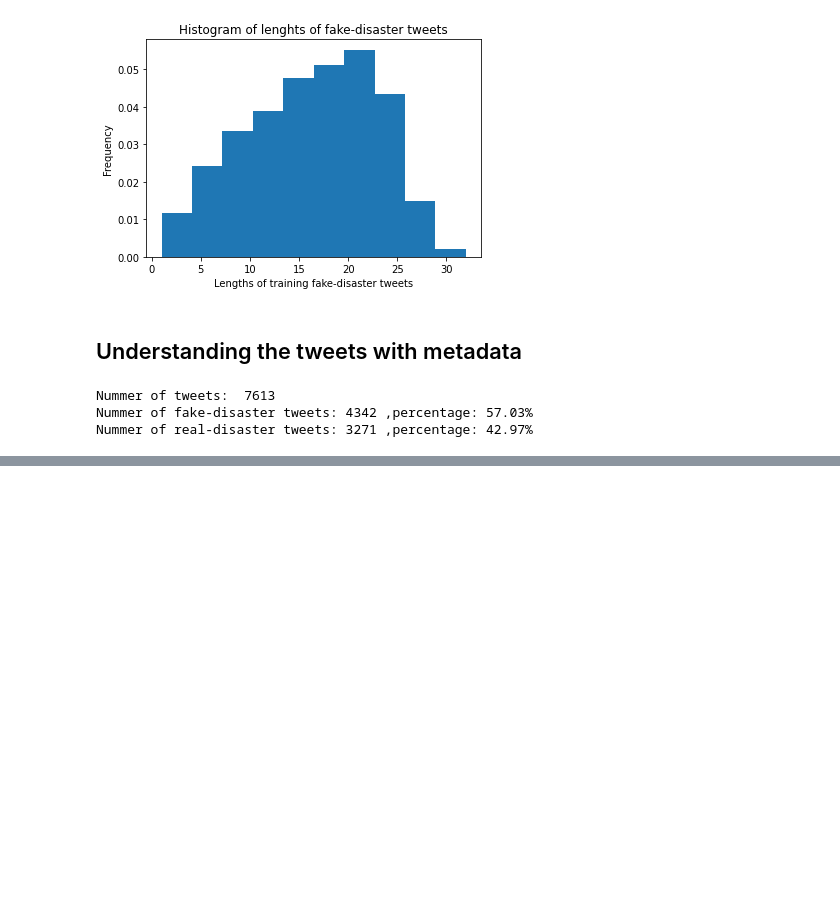
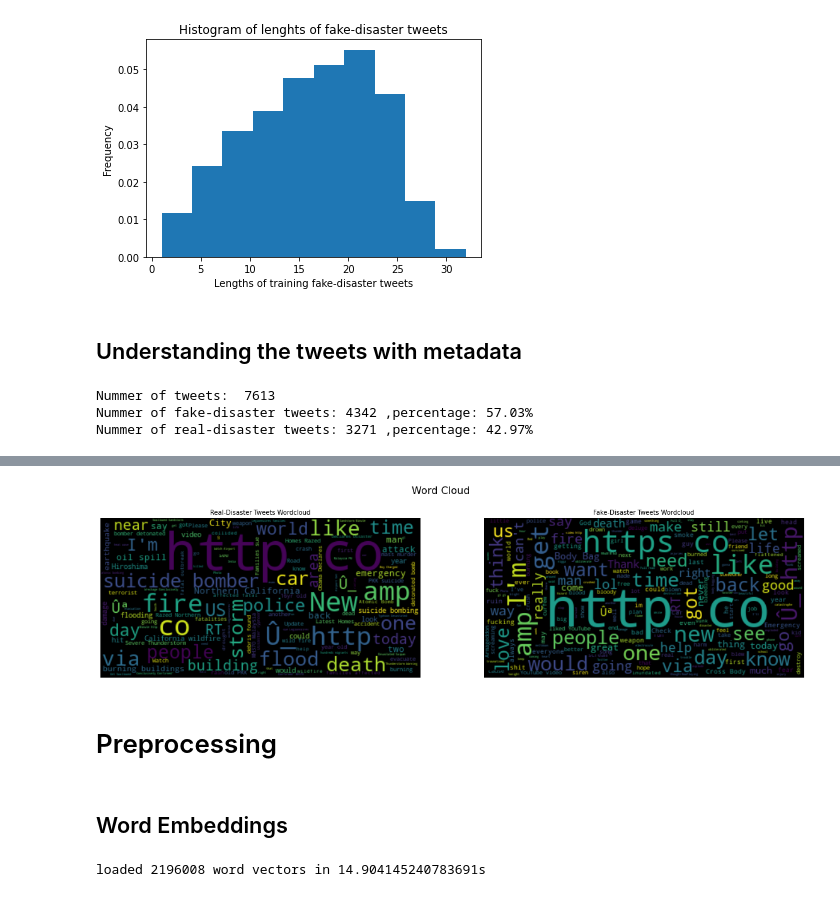
Before and after one commit to CoGian/NLP-with-Disaster-Tweets, a Jupyter notebook: EDA_and_Text_Preprocessing.ipynb, the cells around one changed output, grey strips where cells are left out. Drawn from its saved outputs; the diff is of its cells as text; code cells hidden in the pictures; blank space fills up the shorter version.

```diff
--- a/EDA_and_Text_Preprocessing.ipynb
+++ b/EDA_and_Text_Preprocessing.ipynb
@@ -177,0 +229,32 @@ drive  sample_data
+# %%
+# we will write a simple function to generate the wordcloud per identity group
+def generate_word_cloud(real_tweets, fake_tweets):
+    # convert stop words to sets as required by the wordcloud library
+    stop_words = set(stopwords.words("english"))
+    # create real wordcloud
+    wordcloud_real = WordCloud(max_words=1000, background_color="black" ,stopwords=stop_words).generate(real_tweets)
+    # create fake wordcloud
+    wordcloud_fake = WordCloud(max_words=1000, background_color="black", stopwords=stop_words).generate(fake_tweets)
+    # draw the two wordclouds side by side using subplot
+    fig = plt.figure(figsize=[20,5])
+    fig.add_subplot(1, 2, 1).set_title("Real-Disaster Tweets Wordcloud", fontsize=10)
+    plt.imshow(wordcloud_real, interpolation="bilinear")
+    plt.axis("off")
+    fig.add_subplot(1, 2, 2).set_title("Fake-Disaster Tweets Wordcloud", fontsize=10)
+    plt.imshow(wordcloud_fake, interpolation="bilinear")
+    plt.axis("off")
+    plt.subplots_adjust(top=0.85)
+    plt.suptitle('Word Cloud', size = 16)
+    plt.show()
+# %%
+# lets convert the tweets as one long string (as needed by wordcloud)
+real_tweets = ' '.join(train_df[train_df.target == 1][TEXT])
+fake_tweets = ' '.join(train_df[train_df.target == 0][TEXT])
+# draw the wordcloud using the function we created earlier
+generate_word_cloud(real_tweets, fake_tweets)
+# %% [output]
+[figure, added]
+# %% [markdown]
+# Preprocessing
+# %% [markdown]
+## Word Embeddings
@@ -177,0 +316,7 @@ drive  sample_data
+# %%
+import time
+tic = time.time()
+glove_embeddings = load_embeddings(GLOVE_EMBEDDING_PATH)
+print(f'loaded {len(glove_embeddings)} word vectors in {time.time()-tic}s')
+# %% [output]
+loaded 2196008 word vectors in 14.904145240783691s
```
Also changed, not shown: parts of 60 cells of this notebook.
